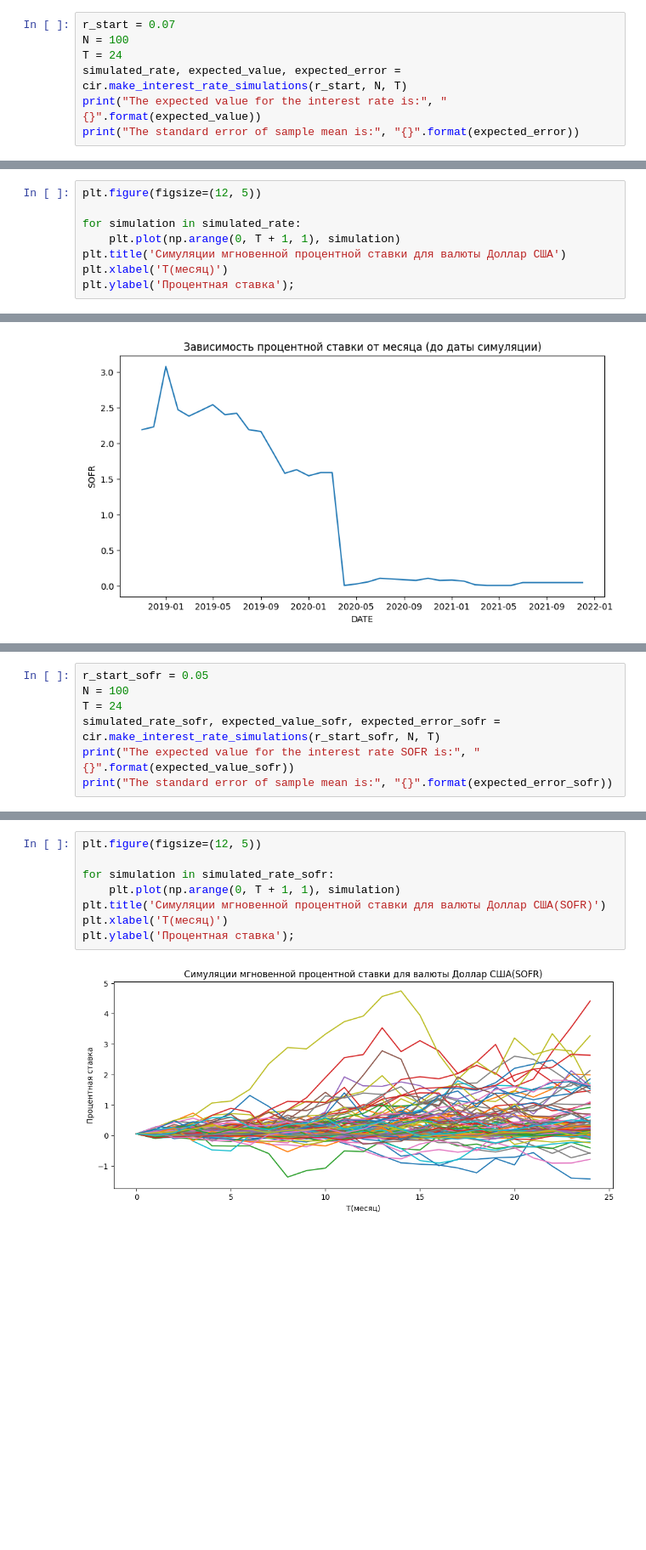
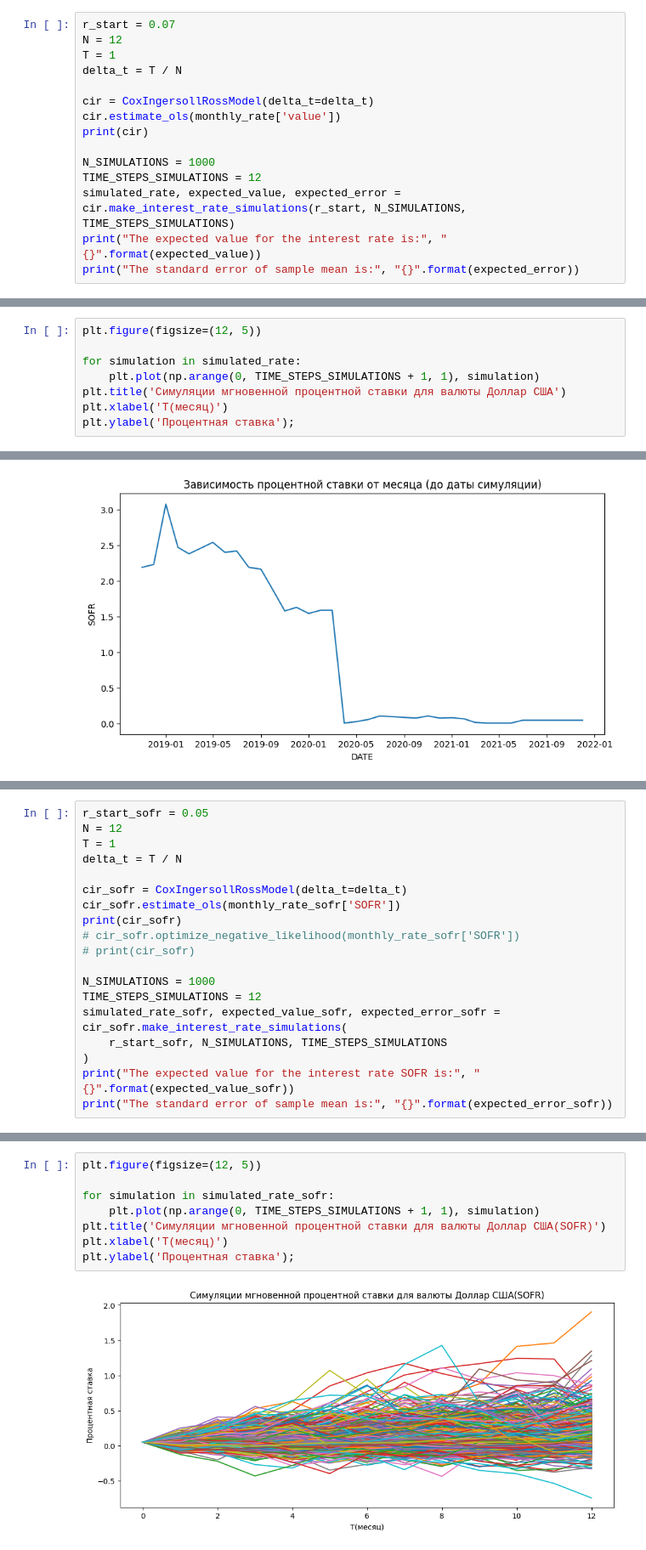
Before and after one commit to M1croZavr/simulation-models-project, a Jupyter notebook: interest_rate_us.ipynb, the cells around one changed output, grey strips where cells are left out. Shown at 85% size. Saved outputs shown, nothing was run; the diff lists cells and outputs as text; blank space fills up the shorter version.

```diff
--- a/interest_rate_us.ipynb
+++ b/interest_rate_us.ipynb
@@ -67,8 +58,16 @@ CIR(a=0.03820445827474804, b=0.6763357016070028, sigma=0.34030519063341663)
 # %%
 r_start = 0.07
-N = 100
-T = 24
-simulated_rate, expected_value, expected_error = cir.make_interest_rate_simulations(r_start, N, T)
+N = 12
+T = 1
+delta_t = T / N
+
+cir = CoxIngersollRossModel(delta_t=delta_t)
+cir.estimate_ols(monthly_rate['value'])
+print(cir)
+
+N_SIMULATIONS = 1000
+TIME_STEPS_SIMULATIONS = 12
+simulated_rate, expected_value, expected_error = cir.make_interest_rate_simulations(r_start, N_SIMULATIONS, TIME_STEPS_SIMULATIONS)
 print("The expected value for the interest rate is:", "{}".format(expected_value))
 print("The standard error of sample mean is:", "{}".format(expected_error))
 # %% [output]
@@ -78,7 +78,7 @@ The standard error of sample mean is: 0.06152839121676902
 plt.figure(figsize=(12, 5))
 
 for simulation in simulated_rate:
-    plt.plot(np.arange(0, T + 1, 1), simulation)
+    plt.plot(np.arange(0, TIME_STEPS_SIMULATIONS + 1, 1), simulation)
 plt.title('Симуляции мгновенной процентной ставки для валюты Доллар США')
 plt.xlabel('T(месяц)')
 plt.ylabel('Процентная ставка');
@@ -151,8 +130,20 @@ cir_sofr.optimize_negative_likelihood(monthly_rate_sofr['SOFR'])
 # %%
 r_start_sofr = 0.05
-N = 100
-T = 24
-simulated_rate_sofr, expected_value_sofr, expected_error_sofr = cir.make_interest_rate_simulations(r_start_sofr, N, T)
+N = 12
+T = 1
+delta_t = T / N
+
+cir_sofr = CoxIngersollRossModel(delta_t=delta_t)
+cir_sofr.estimate_ols(monthly_rate_sofr['SOFR'])
+print(cir_sofr)
+# cir_sofr.optimize_negative_likelihood(monthly_rate_sofr['SOFR'])
+# print(cir_sofr)
+
+N_SIMULATIONS = 1000
+TIME_STEPS_SIMULATIONS = 12
+simulated_rate_sofr, expected_value_sofr, expected_error_sofr = cir_sofr.make_interest_rate_simulations(
+    r_start_sofr, N_SIMULATIONS, TIME_STEPS_SIMULATIONS
+)
 print("The expected value for the interest rate SOFR is:", "{}".format(expected_value_sofr))
 print("The standard error of sample mean is:", "{}".format(expected_error_sofr))
 # %% [output]
@@ -161,10 +153,10 @@ The standard error of sample mean is: 0.08078444298076348
 # %%
 plt.figure(figsize=(12, 5))
 
 for simulation in simulated_rate_sofr:
-    plt.plot(np.arange(0, T + 1, 1), simulation)
+    plt.plot(np.arange(0, TIME_STEPS_SIMULATIONS + 1, 1), simulation)
 plt.title('Симуляции мгновенной процентной ставки для валюты Доллар США(SOFR)')
 plt.xlabel('T(месяц)')
 plt.ylabel('Процентная ставка');
 # %% [output]
-[figure, old version]
+[figure, new version]
```
Also changed, not shown: parts of 7 cells of this notebook, 3 other files.
